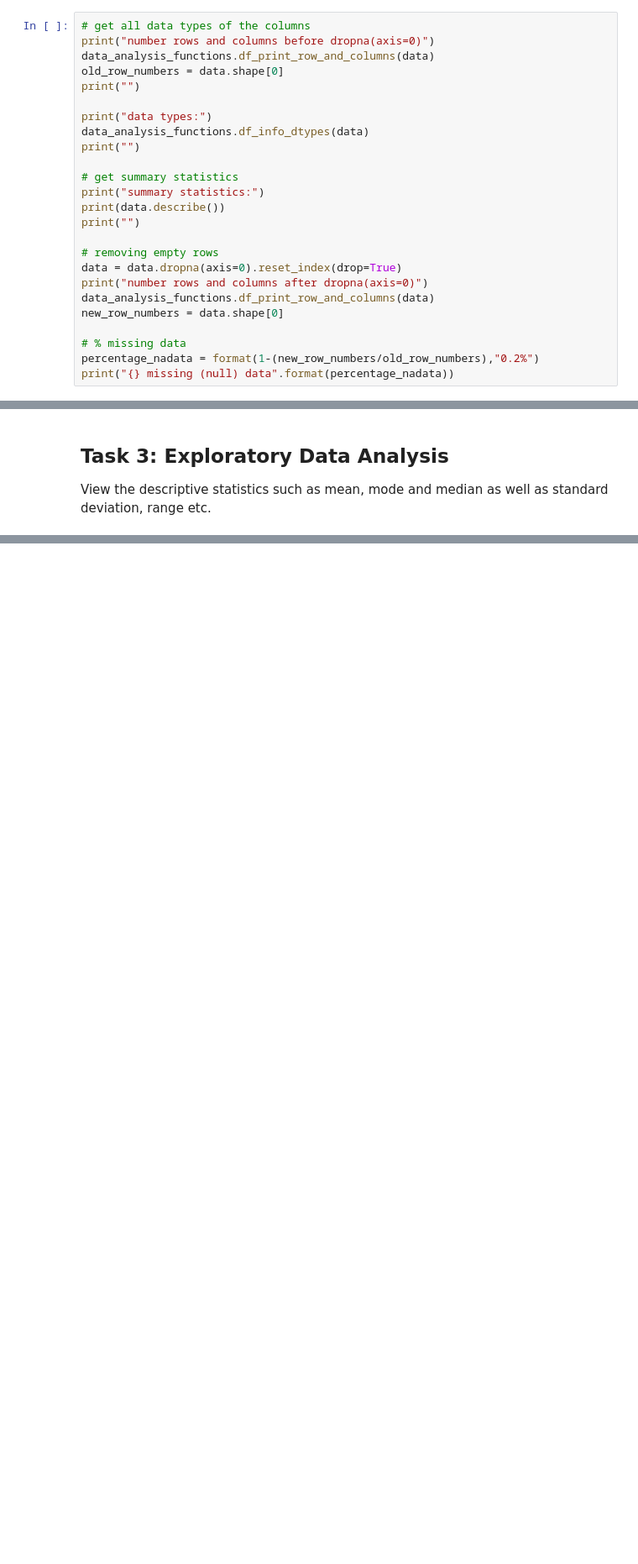
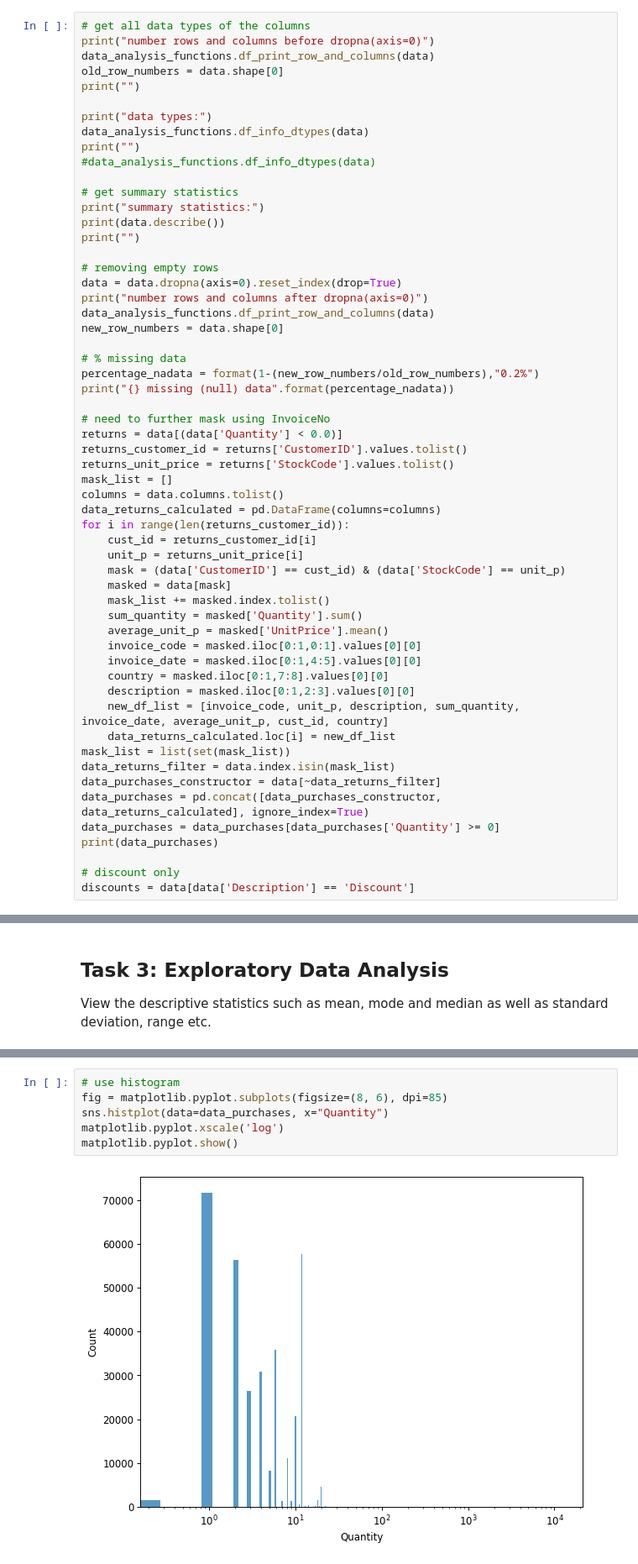
Before and after one commit to diversecellar/python-data-engineering, a Jupyter notebook: data-analysis-projects/project02_perform-eda-on-retail-data/online-retail.ipynb, the cells around one changed output, grey strips where cells are left out. Shown at 84% size. Cells and saved outputs as stored; diff of their text form; blank space fills up the shorter version.

Commit message:
finished course project 02 - online retail data analaysis

```diff
--- a/data-analysis-projects/project02_perform-eda-on-retail-data/online-retail.ipynb
+++ b/data-analysis-projects/project02_perform-eda-on-retail-data/online-retail.ipynb
@@ -114,6 +114,7 @@ print("")
 print("data types:")
 data_analysis_functions.df_info_dtypes(data)
 print("")
+#data_analysis_functions.df_info_dtypes(data)
 
 # get summary statistics
 print("summary statistics:")
@@ -129,6 +130,37 @@ new_row_numbers = data.shape[0]
 # % missing data
 percentage_nadata = format(1-(new_row_numbers/old_row_numbers),"0.2%")
 print("{} missing (null) data".format(percentage_nadata))
+
+# need to further mask using InvoiceNo
+returns = data[(data['Quantity'] < 0.0)]
+returns_customer_id = returns['CustomerID'].values.tolist()
+returns_unit_price = returns['StockCode'].values.tolist()
+mask_list = []
+columns = data.columns.tolist()
+data_returns_calculated = pd.DataFrame(columns=columns)
+for i in range(len(returns_customer_id)):
+    cust_id = returns_customer_id[i]
+    unit_p = returns_unit_price[i]
+    mask = (data['CustomerID'] == cust_id) & (data['StockCode'] == unit_p)
+    masked = data[mask]
+    mask_list += masked.index.tolist()
+    sum_quantity = masked['Quantity'].sum()
+    average_unit_p = masked['UnitPrice'].mean()
+    invoice_code = masked.iloc[0:1,0:1].values[0][0]
+    invoice_date = masked.iloc[0:1,4:5].values[0][0]
+    country = masked.iloc[0:1,7:8].values[0][0]
+    description = masked.iloc[0:1,2:3].values[0][0]
+    new_df_list = [invoice_code, unit_p, description, sum_quantity, invoice_date, average_unit_p, cust_id, country]
+    data_returns_calculated.loc[i] = new_df_list
+mask_list = list(set(mask_list))
+data_returns_filter = data.index.isin(mask_list)
+data_purchases_constructor = data[~data_returns_filter]
+data_purchases = pd.concat([data_purchases_constructor, data_returns_calculated], ignore_index=True)
+data_purchases = data_purchases[data_purchases['Quantity'] >= 0]
+print(data_purchases)
+
+# discount only
+discounts = data[data['Description'] == 'Discount']
 # %% [output]
 number rows and columns before dropna(axis=0)
 rows = 541909
@@ -193,0 +251,8 @@ Also, to makesure datetime columns are actually in datetime and numeric columns
+# %%
+# use histogram
+fig = matplotlib.pyplot.subplots(figsize=(8, 6), dpi=85)
+sns.histplot(data=data_purchases, x="Quantity")
+matplotlib.pyplot.xscale('log')
+matplotlib.pyplot.show()
+# %% [output]
+[figure, added]
```
Also changed, not shown: parts of 22 cells of this notebook, 10 other files.
